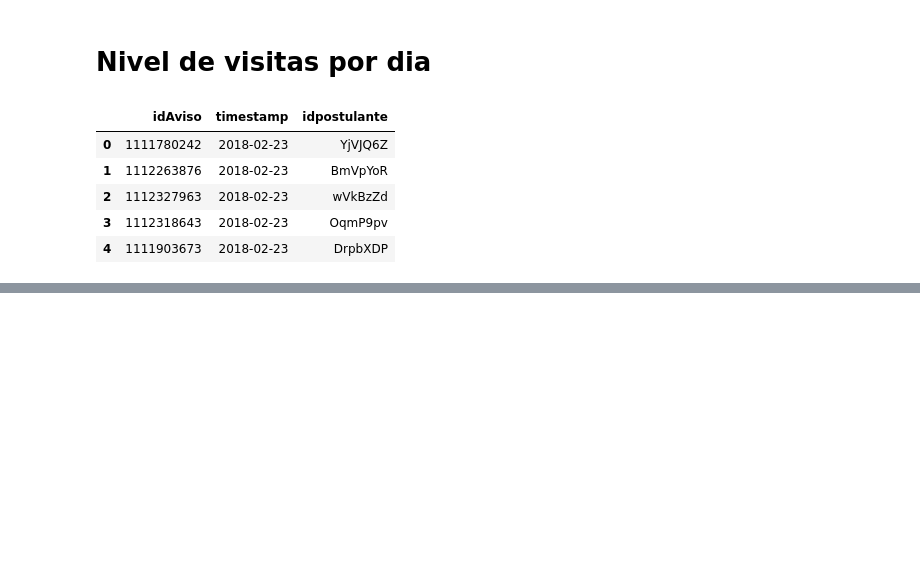
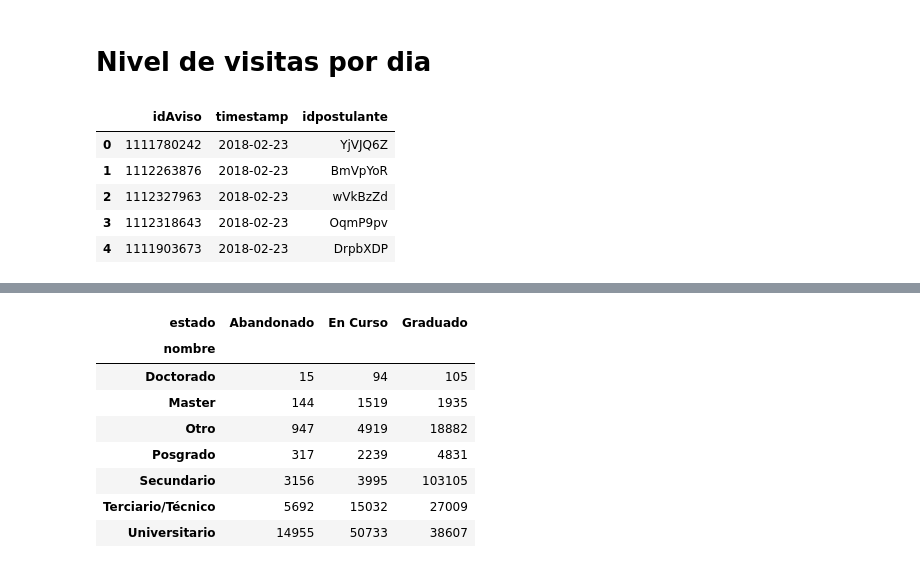
Before and after one commit to BrigliaAn/TP1-AnalisisExploratorio-ZonaJobs, a Jupyter notebook: Santiago.ipynb, the cells around one changed output, grey strips where cells are left out. Saved outputs shown, nothing was run; the diff lists cells and outputs as text; code cells hidden in the pictures; blank space fills up the shorter version.

```diff
--- a/Santiago.ipynb
+++ b/Santiago.ipynb
@@ -350,0 +366,12 @@ visitas.head()
+# %%
+heap
+# %% [output]
+| estado | Abandonado | En Curso | Graduado |
+| nombre |  |  |  |
+| Doctorado | 15 | 94 | 105 |
+| Master | 144 | 1519 | 1935 |
+| Otro | 947 | 4919 | 18882 |
+| Posgrado | 317 | 2239 | 4831 |
+| Secundario | 3156 | 3995 | 103105 |
+| Terciario/Técnico | 5692 | 15032 | 27009 |
+| Universitario | 14955 | 50733 | 38607 |
```
Also changed, not shown: parts of 14 cells of this notebook.
